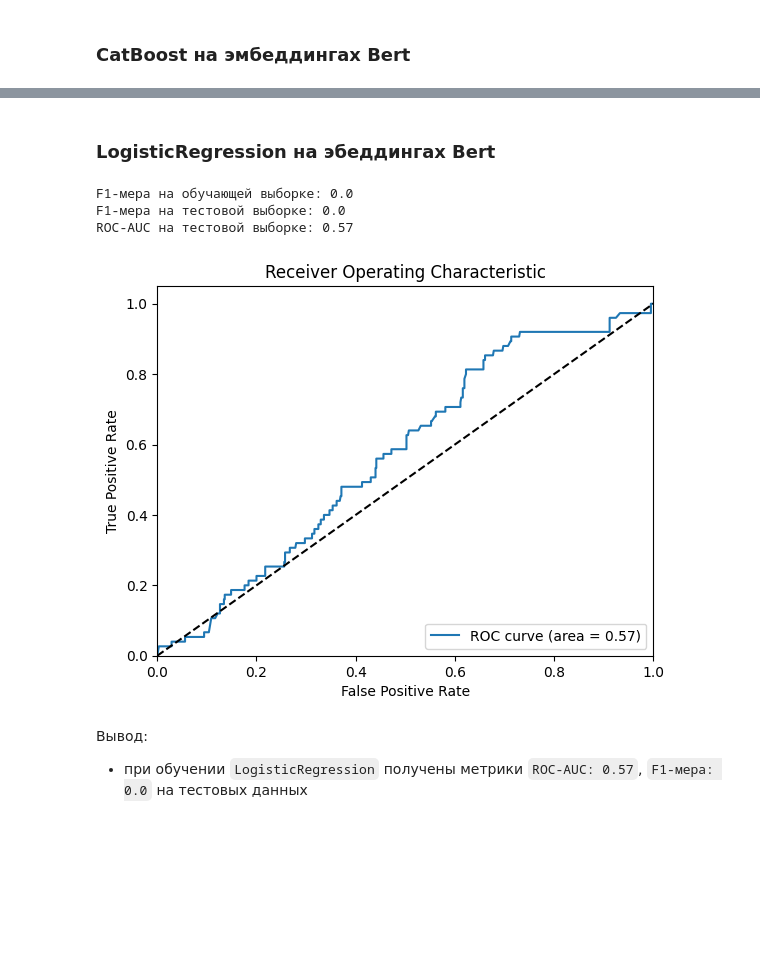
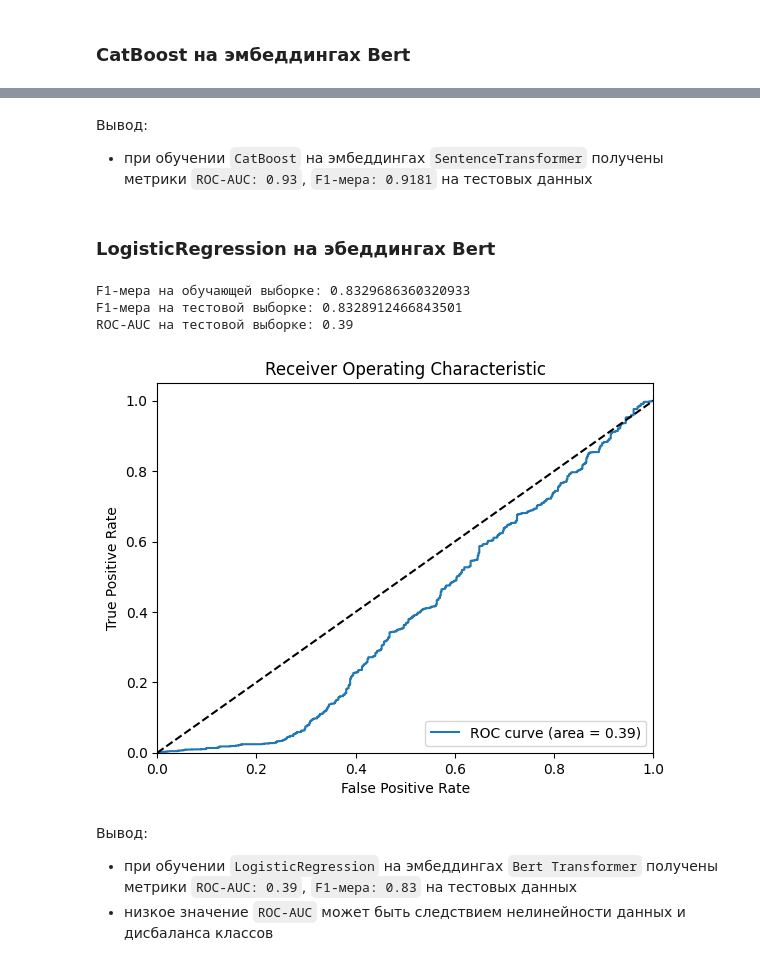
Before and after one commit to denis-42ds/cover-songs-search, a Jupyter notebook: music_covers.ipynb, the cells around one changed output, grey strips where cells are left out. Drawn from its saved outputs; the diff is of its cells as text; code cells hidden in the pictures; blank space fills up the shorter version.

```diff
--- a/music_covers.ipynb
+++ b/music_covers.ipynb
@@ -297,7 +311,7 @@ df_work.head()
 # %% [markdown]
 #### Bert transformer
 # %%
-cover_lyric_wona_r = cover_lyric_wona.loc[:3499]
+cover_lyric_wona_r = cover_lyric_wona.loc[:10999] # данные до 11000
 tokenizer = transformers.BertTokenizer.from_pretrained('bert-base-multilingual-cased')
 tokenized = cover_lyric_wona_r['text'].apply(lambda x: tokenizer.encode(x, add_special_tokens=True))
 # %% [output]
@@ -334,8 +350,7 @@ def f(gen):
 # %%
-bert_embedding = np.concatenate(bert_embeddings) # сбор в матрицу
-df_e = cover_lyric_wona_r[['text', 'track_remake_type']] # эмбендинги общим списком в данные df_e
+df_e = cover_lyric_wona_r[['text', 'track_remake_type', 'duration']] # эмбендинги общим списком
 df_e['embedding'] = bert_embedding.tolist() # преобразование в список
-ren = df_e['embedding'].apply(f) # применение функции разделения к данным
+ren = df_e['embedding'].apply(f) # применение функции разделения
 
 df_o = cover_lyric_wona_r.copy() # создание нового датафрейма
 df_o = df_o.drop('text', axis=1)
@@ -430,14 +521,2 @@ F1-мера: 0.68
 # %% [markdown]
 ### CatBoost на эмбеддингах Bert
-# %%
-df_tr_b = df_o.copy()
-X_bert_em = df_tr_b.drop(['original_track_id', 'track_id', 'track_remake_type'], axis=1)
-y_bert_m = df_tr_b['track_remake_type']
-y_bert_m = (y_bert_m != 'ORIGINAL').astype(int)
-
-X_train_b, X_test_b, y_train_b, y_test_b = train_test_split(X_bert_em,
-                                                            y_bert_m,
-                                                            test_size=0.2,
-                                                            random_state=RS,
-                                                            stratify=y_bert_m)
-X_train_b.shape, X_test_b.shape, y_train_b.shape, y_test_b.shape
@@ -449,16 +523,16 @@ X_train_b.shape, X_test_b.shape, y_train_b.shape, y_test_b.shape
 # %%
-model_cat = CatBoostClassifier(random_state=RS, eval_metric='AUC') # инициализация модели
-model_cat.fit(X_train_b, y_train_b, eval_set=(X_test_b, y_test_b), verbose=100, plot=True) # обучение модели
+cb_b = CatBoostClassifier(random_state=RS, eval_metric='AUC') # инициализация модели
+cb_b.fit(X_train_b, y_train_b, eval_set=(X_test_b, y_test_b), verbose=100, plot=True) # обучение модели
 
 # Вычисление и вывод ROC-AUC
-y_pred_proba_cat = model_cat.predict_proba(X_test_b)[:, 1]
-roc_auc_cat = roc_auc_score(y_test_b, y_pred_proba_cat)
-print("ROC-AUC на тестовой выборке:", roc_auc_cat)
+y_pred_proba_cb_b = cb_b.predict_proba(X_test_b)[:, 1]
+roc_auc_cb_b = roc_auc_score(y_test_b, y_pred_proba_cb_b)
+print("ROC-AUC на тестовой выборке:", roc_auc_cb_b)
 
 # Вычисление F1-меры
-y_pred_b = model_cat.predict(X_test_b) # получение предсказаний на тестовой выборке
-y_pred_binary_c = [1 if p >= 0.5 else 0 for p in y_pred_b]
-f1 = f1_score(y_test_b, y_pred_binary_c)
-print("F1-мера на тестовой выборке:", f1)
+y_pred_cb_b = cb_b.predict(X_test_b) # получение предсказаний на тестовой выборке
+y_pred_cb_b_binary = [1 if p >= 0.5 else 0 for p in y_pred_cb_b]
+f1_cb_b = f1_score(y_test_b, y_pred_cb_b_binary)
+print("F1-мера на тестовой выборке:", f1_cb_b)
 # %% [output]
 MetricVisualizer(layout=Layout(align_self='stretch', height='500px'))
@@ -487,44 +597,49 @@ F1-мера на тестовой выборке: 0.4380952380952381
+# %% [markdown]
+Вывод:
+
+- при обучении `CatBoost` на эмбеддингах `SentenceTransformer` получены метрики `ROC-AUC: 0.93`, `F1-мера: 0.9181` на тестовых данных
 # %% [markdown]
 ### LogisticRegression на эбеддингах Bert
 # %%
 model_lg = LogisticRegression(random_state=RS, max_iter=1000)
 model_lg.fit(X_train_b.values, y_train_b)
 
 y_pred_tr_lg = model_lg.predict(X_train_b.values) # предсказания на обучающей выборке
 
 # Вычисление F1-меры для обучабщей выыборки
 y_pred_binary_lg = [1 if p >= 0.5 else 0 for p in y_pred_tr_lg]
-f1 = f1_score(y_train_b, y_pred_binary_lg)
-print("F1-мера на обучающей выборке:", f1)
+f1_tr_lg_b = f1_score(y_train_b, y_pred_binary_lg)
+print("F1-мера на обучающей выборке:", f1_tr_lg_b)
 
 # Вычисление F1-меры для тестовой выборки
 y_pred_t = model_lg.predict(X_test_b.values)
 y_pred_binary_tlg = [1 if p >= 0.5 else 0 for p in y_pred_t]
-f1 = f1_score(y_test_b, y_pred_binary_tlg)
+f1_t_lg_b = f1_score(y_test_b, y_pred_binary_tlg)
 print("F1-мера на тестовой выборке:", f1)
 
 # Вычисление ROC-AUC
 y_pred_proba_lg = model_lg.predict_proba(X_test_b.values)[:, 1]
 roc_auc_lg = roc_auc_score(y_test_b, y_pred_proba_lg)
 print("ROC-AUC на тестовой выборке:", round(roc_auc_lg, 2))
 
 # Визуализация кривой ROC
 fpr_lg, tpr_lg, thresholds_lg = roc_curve(y_test_b, y_pred_proba_lg)
 plt.plot(fpr_lg, tpr_lg, label='ROC curve (area = %0.2f)' % roc_auc_lg)
 plt.plot([0, 1], [0, 1], 'k--')
 plt.xlim([0.0, 1.0])
 plt.ylim([0.0, 1.05])
 plt.xlabel('False Positive Rate')
 plt.ylabel('True Positive Rate')
 plt.title('Receiver Operating Characteristic')
 plt.legend(loc="lower right")
 plt.show()
 # %% [output]
-F1-мера на обучающей выборке: 0.0
-F1-мера на тестовой выборке: 0.0
-ROC-AUC на тестовой выборке: 0.57
+F1-мера на обучающей выборке: 0.8329686360320933
+F1-мера на тестовой выборке: 0.8328912466843501
+ROC-AUC на тестовой выборке: 0.39
-[figure, old version]
+[figure, new version]
 # %% [markdown]
 Вывод:
 
-- при обучении `LogisticRegression` получены метрики `ROC-AUC: 0.57`, `F1-мера: 0.0` на тестовых данных
+- при обучении `LogisticRegression` на эмбеддингах `Bert Transformer` получены метрики `ROC-AUC: 0.39`, `F1-мера: 0.83` на тестовых данных
+- низкое значение `ROC-AUC` может быть следствием нелинейности данных и дисбаланса классов
```
Also changed, not shown: parts of 62 cells of this notebook, 2 other files.
